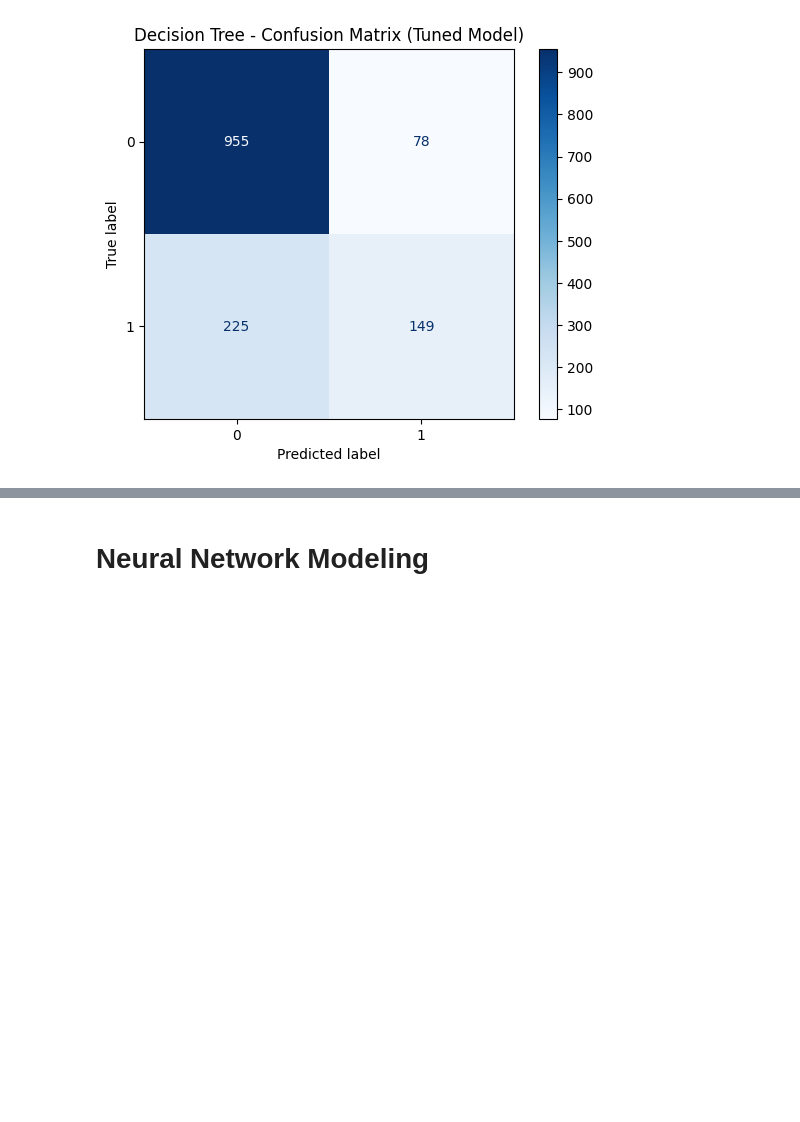
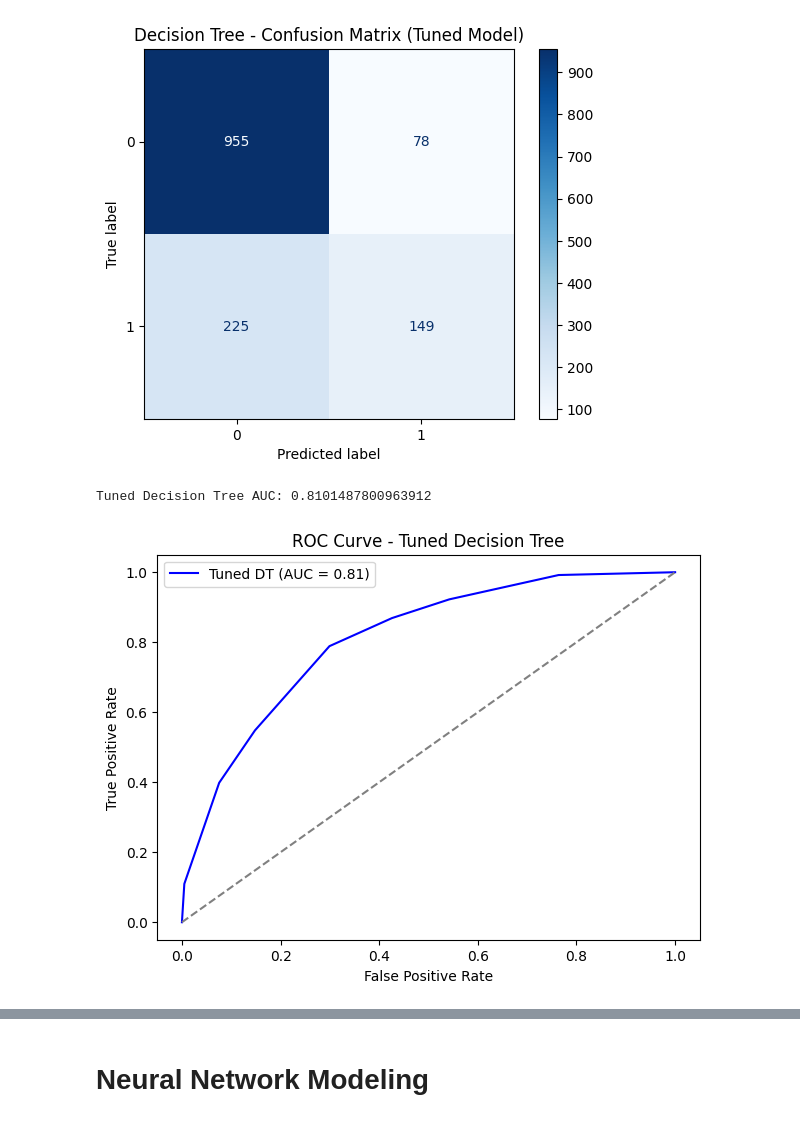
Before and after one commit to samhashiyam/MachineLearning, a Jupyter notebook: MLcwipynb.ipynb, the cells around one changed output, grey strips where cells are left out. Cells and saved outputs as stored; diff of their text form; code cells hidden in the pictures; blank space fills up the shorter version.

Commit message:
ROC-AUC curves for the tuned models

```diff
--- a/MLcwipynb.ipynb
+++ b/MLcwipynb.ipynb
@@ -374,3 +374,26 @@ plt.title("Decision Tree - Confusion Matrix (Tuned Model)")
 plt.show()
 # %% [output]
 [figure]
+# %%
+#ROC-AUC Curve
+
+# Probabilities for class 1
+y_prob_dt = best_dt.predict_proba(X_test)[:, 1]
+
+# ROC curve
+fpr_dt, tpr_dt, _ = roc_curve(y_test, y_prob_dt)
+auc_dt = roc_auc_score(y_test, y_prob_dt)
+print("Tuned Decision Tree AUC:", auc_dt)
+
+# Plot
+plt.figure(figsize=(7,5))
+plt.plot(fpr_dt, tpr_dt, color='blue', label=f'Tuned DT (AUC = {auc_dt:.2f})')
+plt.plot([0,1], [0,1], color='grey', linestyle='--')
+plt.xlabel('False Positive Rate')
+plt.ylabel('True Positive Rate')
+plt.title('ROC Curve - Tuned Decision Tree')
+plt.legend()
+plt.show()
+# %% [output]
+Tuned Decision Tree AUC: 0.8101487800963912
+[figure, added]
```
Also changed, not shown: parts of 4 cells of this notebook.
